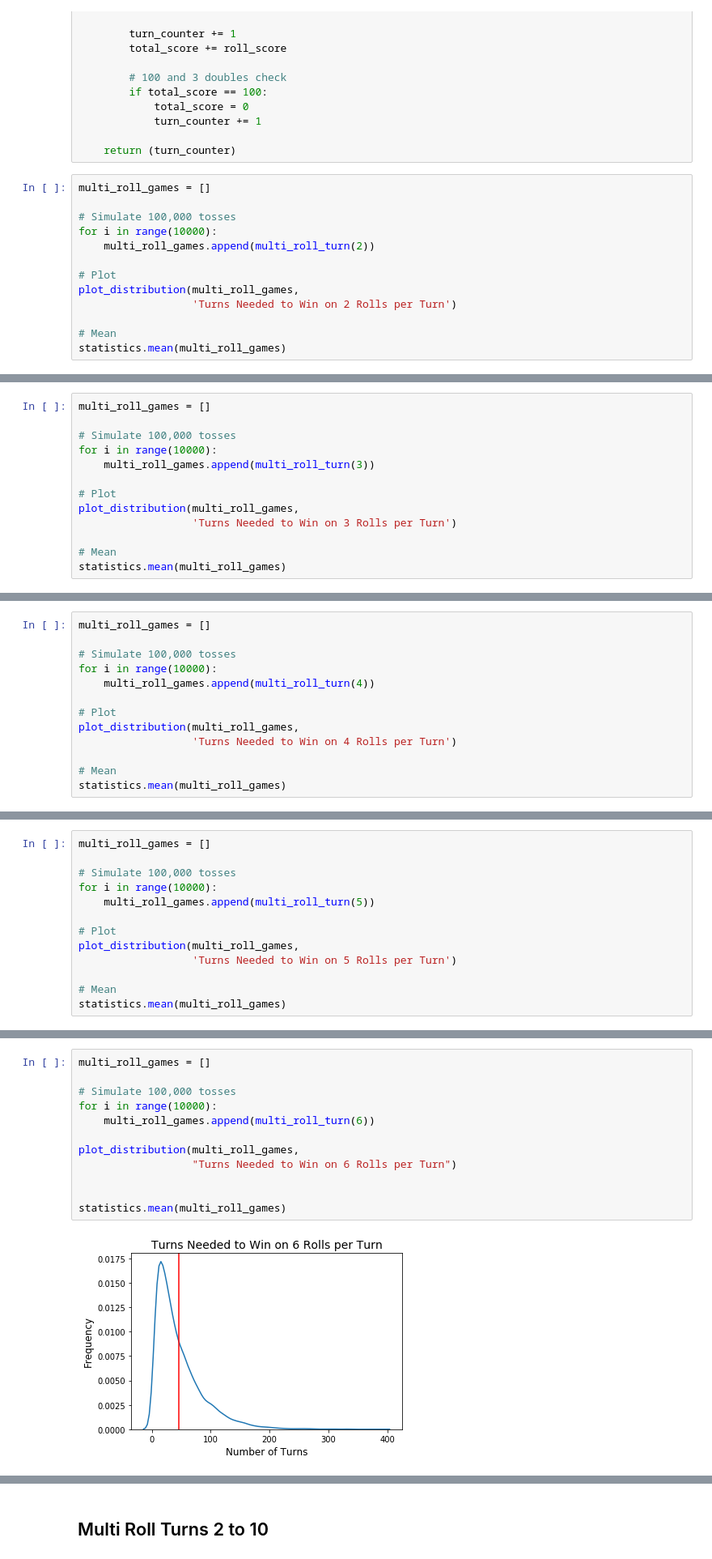
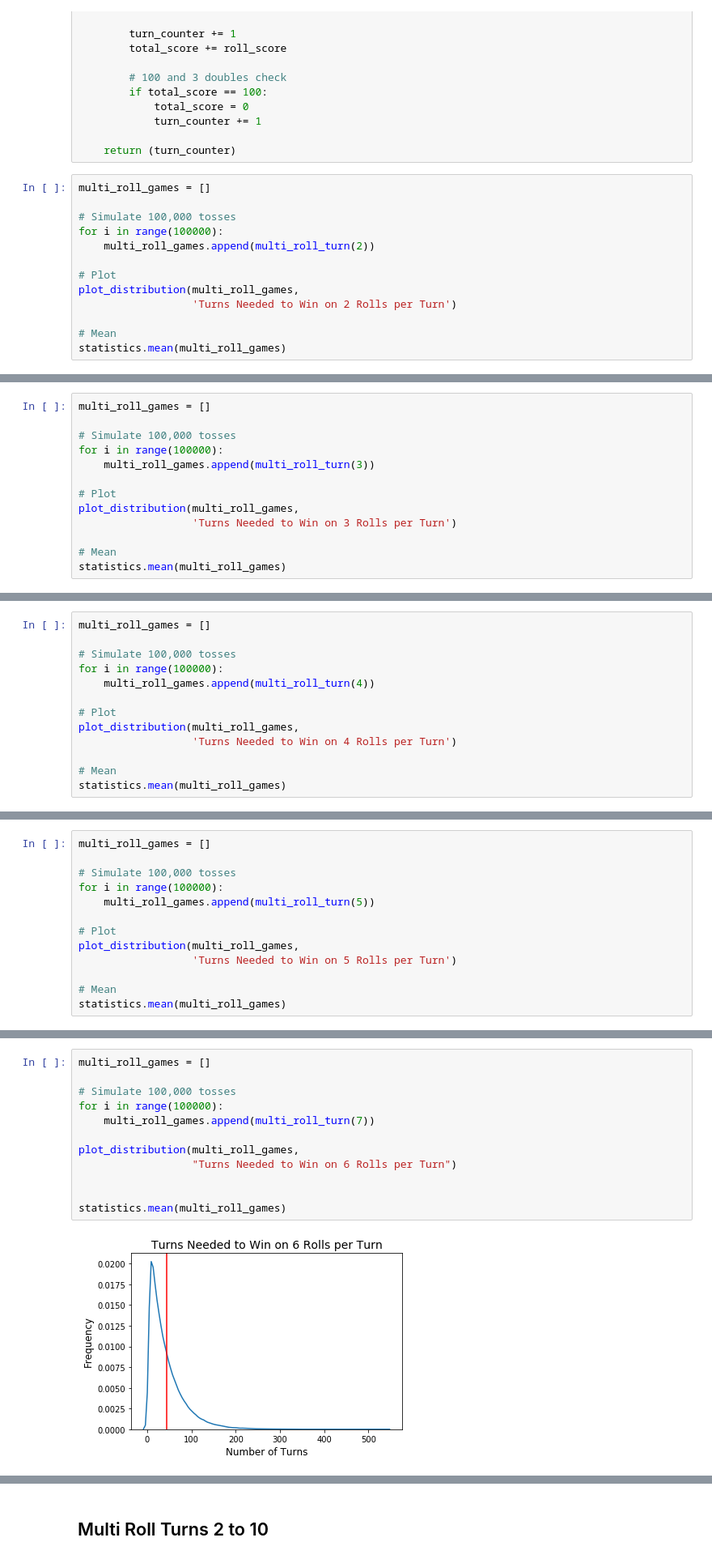
Before and after one commit to eonofrey/dice_game, a Jupyter notebook: Dice Game.ipynb, the cells around one changed output, grey strips where cells are left out. Shown at 81% size. Saved outputs shown, nothing was run; the diff lists cells and outputs as text.

```diff
--- a/Dice Game.ipynb
+++ b/Dice Game.ipynb
@@ -456,7 +456,7 @@ def multi_roll_turn(n):
 multi_roll_games = []
 
 # Simulate 100,000 tosses
-for i in range(10000):
+for i in range(100000):
     multi_roll_games.append(multi_roll_turn(2))
 
 # Plot
@@ -472,7 +472,7 @@ statistics.mean(multi_roll_games)
 multi_roll_games = []
 
 # Simulate 100,000 tosses
-for i in range(10000):
+for i in range(100000):
     multi_roll_games.append(multi_roll_turn(3))
 
 # Plot
@@ -488,7 +488,7 @@ statistics.mean(multi_roll_games)
 multi_roll_games = []
 
 # Simulate 100,000 tosses
-for i in range(10000):
+for i in range(100000):
     multi_roll_games.append(multi_roll_turn(4))
 
 # Plot
@@ -504,7 +504,7 @@ statistics.mean(multi_roll_games)
 multi_roll_games = []
 
 # Simulate 100,000 tosses
-for i in range(10000):
+for i in range(100000):
     multi_roll_games.append(multi_roll_turn(5))
 
 # Plot
@@ -519,14 +519,14 @@ statistics.mean(multi_roll_games)
 # %%
 multi_roll_games = []
 
 # Simulate 100,000 tosses
-for i in range(10000):
-    multi_roll_games.append(multi_roll_turn(6))
+for i in range(100000):
+    multi_roll_games.append(multi_roll_turn(7))
 
 plot_distribution(multi_roll_games,
                   "Turns Needed to Win on 6 Rolls per Turn")
 
 
 statistics.mean(multi_roll_games)
 # %% [output]
-[figure, old version]
+[figure, new version]
```
Also changed, not shown: parts of 14 cells of this notebook, 1 other file.
